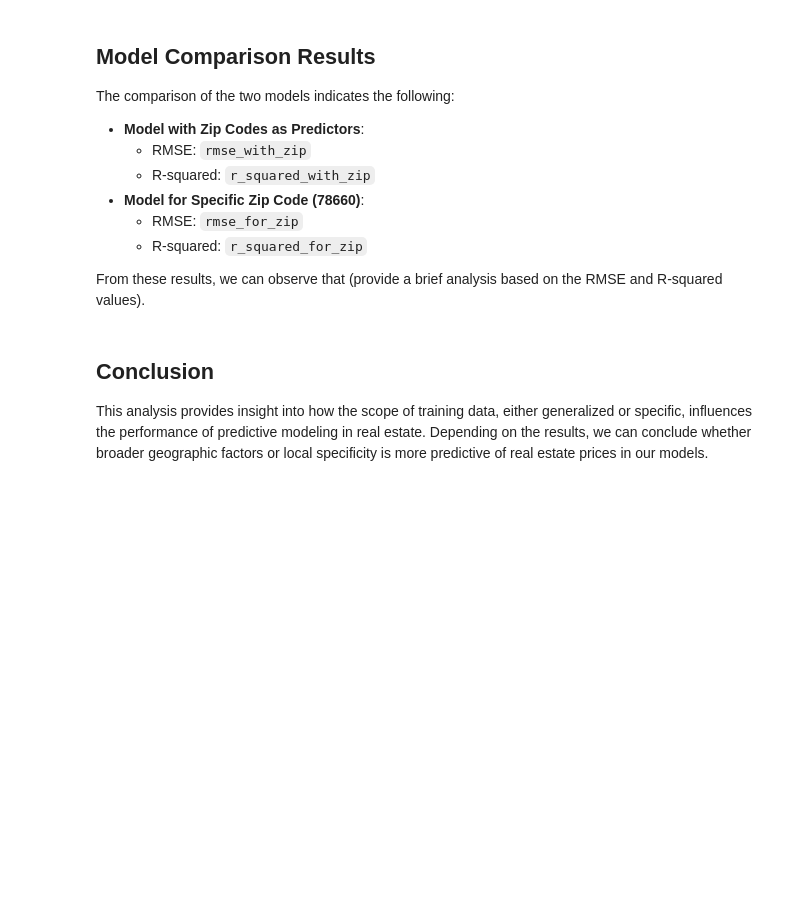
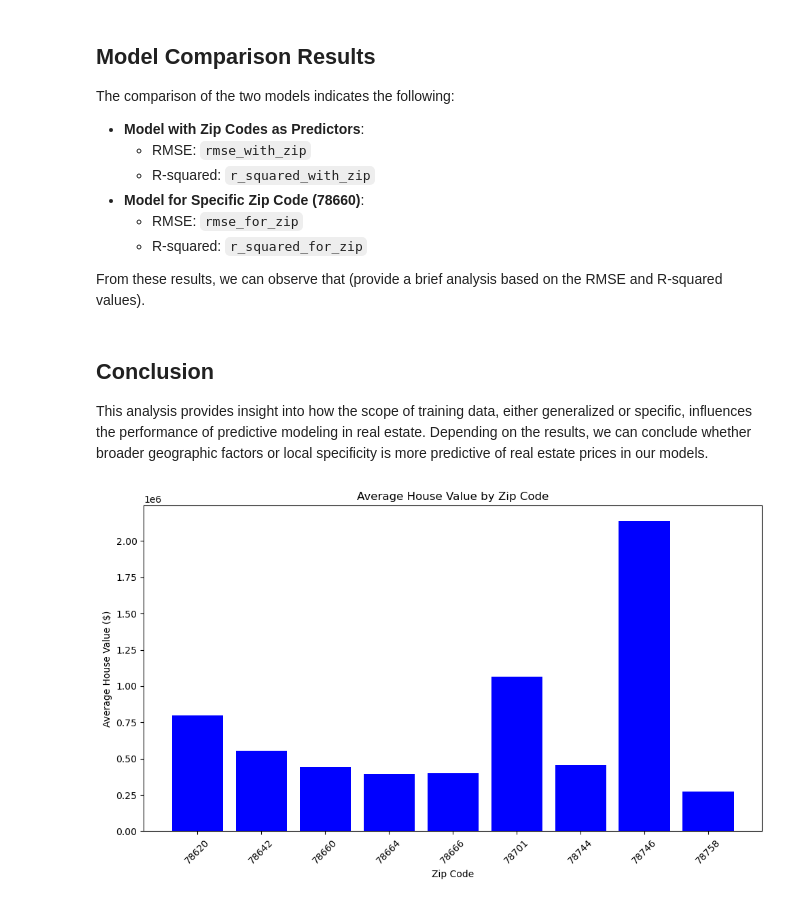
Before and after one commit to SamuelSwafford/house-price-prediction-model, a Jupyter notebook: analysis.ipynb, the cells around one changed output. Cells and saved outputs as stored; diff of their text form; code cells hidden in the pictures; blank space fills up the shorter version.

```diff
--- a/analysis.ipynb
+++ b/analysis.ipynb
@@ -295,3 +344,28 @@ From these results, we can observe that (provide a brief analysis based on the R
 ## Conclusion
 
 This analysis provides insight into how the scope of training data, either generalized or specific, influences the performance of predictive modeling in real estate. Depending on the results, we can conclude whether broader geographic factors or local specificity is more predictive of real estate prices in our models.
+# %%
+def plot_mean_house_values(filepath):
+    # Load and clean your data
+    data = load_and_clean_data(filepath)
+
+    # Calculate mean house values for each zip code
+    mean_values = data.groupby('Zip Code')['Close Price'].mean().reset_index()
+
+    # Sort data by Zip Code for better visualization (optional)
+    mean_values.sort_values('Zip Code', inplace=True)
+
+    # Plotting the mean house values
+    plt.figure(figsize=(10, 6))
+    plt.bar(mean_values['Zip Code'].astype(str), mean_values['Close Price'], color='blue')
+    plt.xlabel('Zip Code')
+    plt.ylabel('Average House Value ($)')
+    plt.title('Average House Value by Zip Code')
+    plt.xticks(rotation=45)  # Rotate x-axis labels for better visibility
+    plt.tight_layout()  # Adjust layout to make room for label rotation
+    plt.show()
+
+# Example usage:
+plot_mean_house_values('data.csv')
+# %% [output]
+[figure, added]
```
Also changed, not shown: parts of 12 cells of this notebook, 2 other files.
